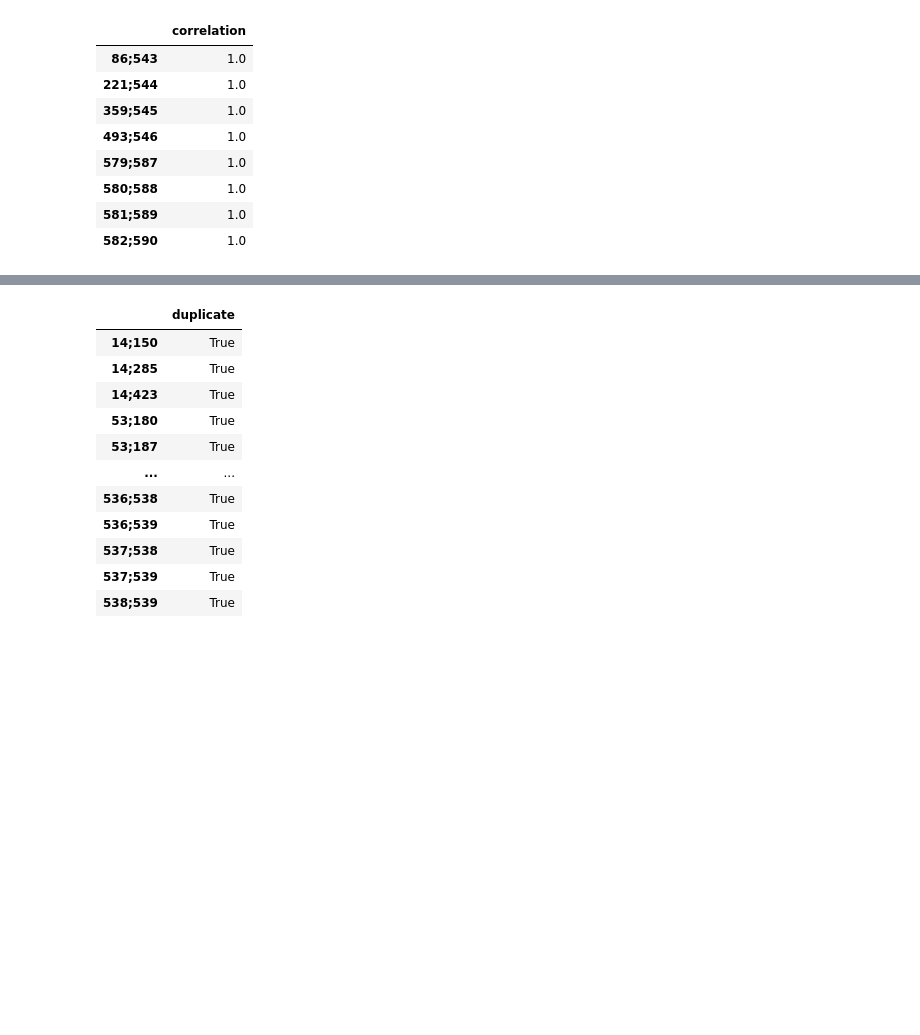
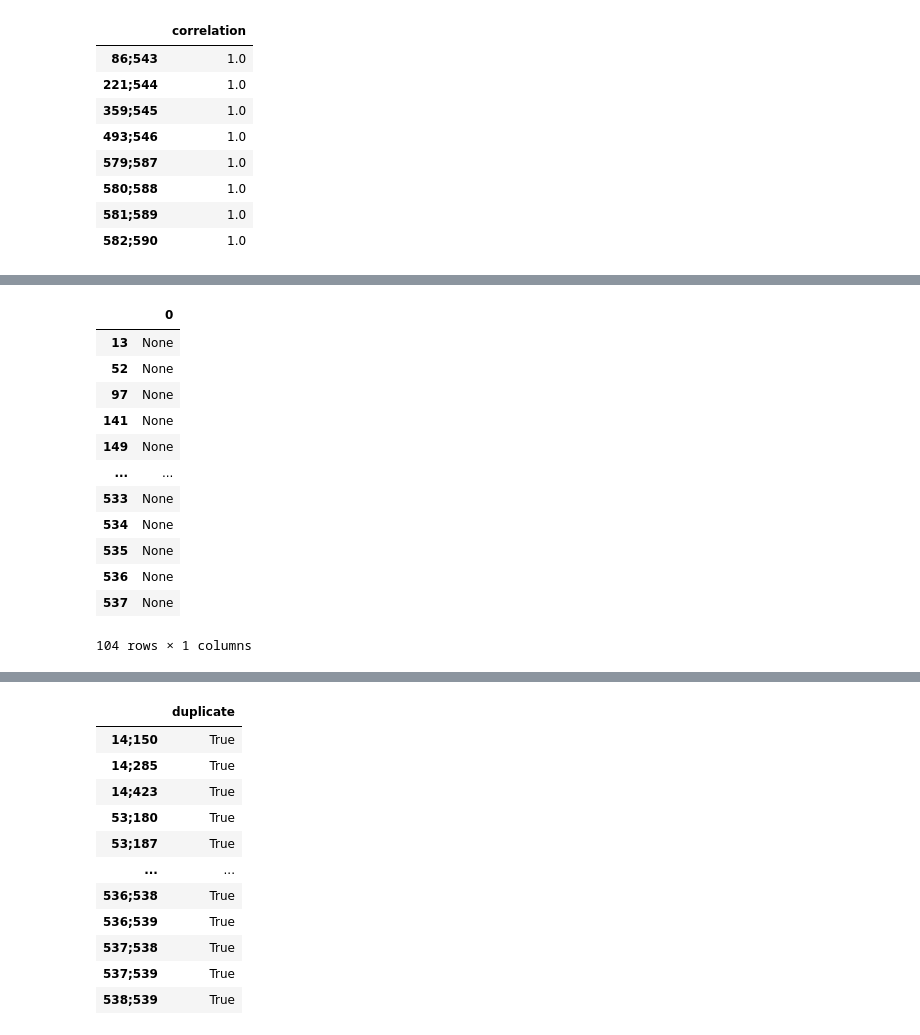
Before and after one commit to hinatanvir/Fault-Detection-SECOM, a Jupyter notebook: Presentation-1-EDA.ipynb, the cells around one changed output, grey strips where cells are left out. Saved outputs shown, nothing was run; the diff lists cells and outputs as text; code cells hidden in the pictures; blank space fills up the shorter version.

```diff
--- a/Presentation-1-EDA.ipynb
+++ b/Presentation-1-EDA.ipynb
@@ -313,0 +308,17 @@ df_features.iloc[:,[13,149,52,179]]
+# %%
+df_duplicate_matches = pd.DataFrame.from_dict(dict_duplicate_matches, orient='index')
+df_duplicate_matches
+# %% [output]
+|  | 0 |
+| 13 | None |
+| 52 | None |
+| 97 | None |
+| 141 | None |
+| 149 | None |
+| ... | ... |
+| 533 | None |
+| 534 | None |
+| 535 | None |
+| 536 | None |
+| 537 | None |
+104 rows × 1 columns
```
Also changed, not shown: parts of 6 cells of this notebook.
